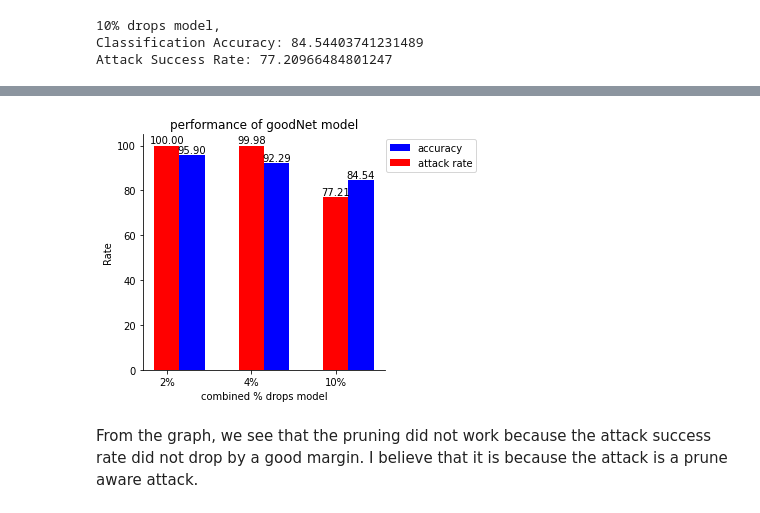
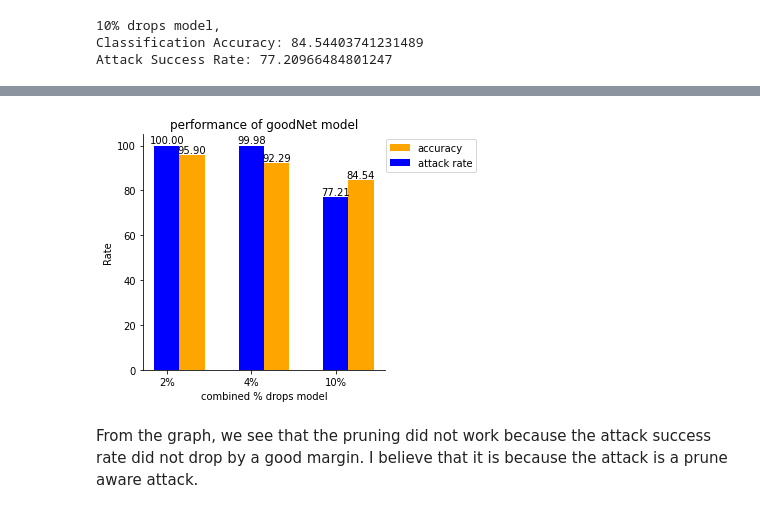
Before and after one commit to SaiKiranCVN/ML-Cyber-Sec-Lab3, a Jupyter notebook: ML_CyberSec_Lab3_KSS519.ipynb, the cells around one changed output, grey strips where cells are left out. Saved outputs shown, nothing was run; the diff lists cells and outputs as text; code cells hidden in the pictures.

```diff
--- a/ML_CyberSec_Lab3_KSS519.ipynb
+++ b/ML_CyberSec_Lab3_KSS519.ipynb
@@ -368,8 +328,8 @@ plt.xlabel('% drops model')
 plt.ylabel('Rate')
 
 plt.xticks(range(len(testAccuracies)),('2%', '4%', '10%'))
-bar1 = plt.bar(np.arange(len(testAccuracies)) + bar_width, testAccuracies, bar_width, align='center',color='b', label='accuracy')
-bar2 = plt.bar(range(len(attackRates)), attackRates, bar_width, align='center', color='r', label='attack rate')
+bar1 = plt.bar(np.arange(len(testAccuracies)) + bar_width, testAccuracies, bar_width, align='center',color='orange', label='accuracy')
+bar2 = plt.bar(range(len(attackRates)), attackRates, bar_width, align='center', color='blue', label='attack rate')
 
 # Add counts above the two bar graphs
 for rect in bar1 + bar2:
@@ -386,9 +346,9 @@ plt.show()
 # %%
-GoodNetCleanTest2LabelP = GoodNetModel_X2.predict(xTestData)
-GoodNetCleanTest2Accuracy = np.mean(np.equal(cleanTest2LabelP, yTestData))*100
-print('Combined 2% drops model, the clean test data Classification accuracy:', GoodNetCleanTest2Accuracy)
+GoodNetCleanTest2LabelPred = GoodNetModel_X2.predict(xTestData)
+GoodNetCleanTest2Accuracy = np.mean(np.equal(cleanTest2LabelPred, yTestData))*100
+print('Combined 2% drops model\nClassification accuracy:', GoodNetCleanTest2Accuracy)
 
-GoodNet_badTest2LabelP = GoodNetModel_X2.predict(xTestPoisonedData)
-GoodNetAsr2 = np.mean(np.equal(badTest2LabelP, yTestPoisonedData))*100
-print('Combined 2% drops model, Attack Success Rate:', GoodNetAsr2)
+GoodNet_badTest2LabelPred = GoodNetModel_X2.predict(xTestPoisonedData)
+GoodNetAsr2 = np.mean(np.equal(badTest2LabelPred, yTestPoisonedData))*100
+print('Attack Success Rate:', GoodNetAsr2)
 # %% [output]
@@ -397,9 +358,9 @@ Combined 2% drops model, Attack Success Rate: 100.0
 # %%
-GoodNetCleanTest4LabelP = GoodNetModel_X4.predict(xTestData)
-GoodNetCleanTest4Accuracy = np.mean(np.equal(cleanTest4LabelP, yTestData))*100
-print('Combined 4% drops model, the clean test data Classification accuracy:', GoodNetCleanTest4Accuracy)
+GoodNetCleanTest4LabelPred = GoodNetModel_X4.predict(xTestData)
+GoodNetCleanTest4Accuracy = np.mean(np.equal(cleanTest4LabelPred, yTestData))*100
+print('Combined 4% drops model\nClassification accuracy:', GoodNetCleanTest4Accuracy)
 
-GoodNetBadTest4LabelP = GoodNetModel_X4.predict(xTestPoisonedData)
-GoodNetAsr4 = np.mean(np.equal(badTest4LabelP, yTestPoisonedData))*100
-print('Combined 4% drops model, Attack Success Rate:', GoodNetAsr4)
+GoodNetBadTest4LabelPred = GoodNetModel_X4.predict(xTestPoisonedData)
+GoodNetAsr4 = np.mean(np.equal(badTest4LabelPred, yTestPoisonedData))*100
+print('Attack Success Rate:', GoodNetAsr4)
 # %% [output]
@@ -408,9 +370,9 @@ Combined 4% drops model, Attack Success Rate: 99.98441153546376
 # %%
-GoodNet_cleanTest10LabelP = GoodNetModel_X10.predict(xTestData)
-GoodNet_cleanTest10Accuracy = np.mean(np.equal(cleanTest10LabelP, yTestData))*100
-print('Combined 10% drops model, the clean test data Classification accuracy:', GoodNet_cleanTest10Accuracy)
+GoodNet_cleanTest10LabelPred = GoodNetModel_X10.predict(xTestData)
+GoodNet_cleanTest10Accuracy = np.mean(np.equal(cleanTest10LabelPred, yTestData))*100
+print('Combined 10% drops model\nClassification accuracy:', GoodNet_cleanTest10Accuracy)
 
-GoodNet_badTest10LabelP = GoodNetModel_X10.predict(xTestPoisonedData)
-GoodNetAsr10 = np.mean(np.equal(badTest10LabelP, yTestPoisonedData))*100
-print('Combined 10% drops model, Attack Success Rate:', GoodNetAsr10)
+GoodNet_badTest10LabelPred = GoodNetModel_X10.predict(xTestPoisonedData)
+GoodNetAsr10 = np.mean(np.equal(badTest10LabelPred, yTestPoisonedData))*100
+print('Attack Success Rate:', GoodNetAsr10)
 # %% [output]
@@ -435,24 +385,24 @@ GoodNet_df.set_index('GoodNetModel')
 # %%
 bar_width = 0.3
 
 plt.xlabel('combined % drops model')
 plt.ylabel('Rate')
 
 plt.xticks(range(len(GoodNetTestAccuracies)),('2%', '4%', '10%'))
-bar1 = plt.bar(np.arange(len(GoodNetTestAccuracies)) + bar_width, GoodNetTestAccuracies, bar_width, align='center', color='b', label='accuracy')
-bar2 = plt.bar(range(len(GoodNetAttackRates)),GoodNetAttackRates, bar_width, align='center', color='r', label='attack rate')
+bar1 = plt.bar(np.arange(len(GoodNetTestAccuracies)) + bar_width, GoodNetTestAccuracies, bar_width, align='center', color='orange', label='accuracy')
+bar2 = plt.bar(range(len(GoodNetAttackRates)),GoodNetAttackRates, bar_width, align='center', color='blue', label='attack rate')
 
 # Add counts above the two bar graphs
 for rect in bar1 + bar2:
     height = rect.get_height()
     plt.text(rect.get_x() + rect.get_width() / 2.0, height, f'{height:.02f}', ha='center', va='bottom')
 
 plt.legend(bbox_to_anchor=(1.4, 1))
 plt.tight_layout()
 plt.title('performance of goodNet model')
 sns.despine()
 plt.show()
 # %% [output]
-[figure, old version]
+[figure, new version]
 # %% [markdown]
 From the graph, we see that the pruning did not work because the attack success rate did not drop by a good margin. I believe that it is because the attack is a prune aware attack.
```
Also changed, not shown: parts of 21 cells of this notebook.
